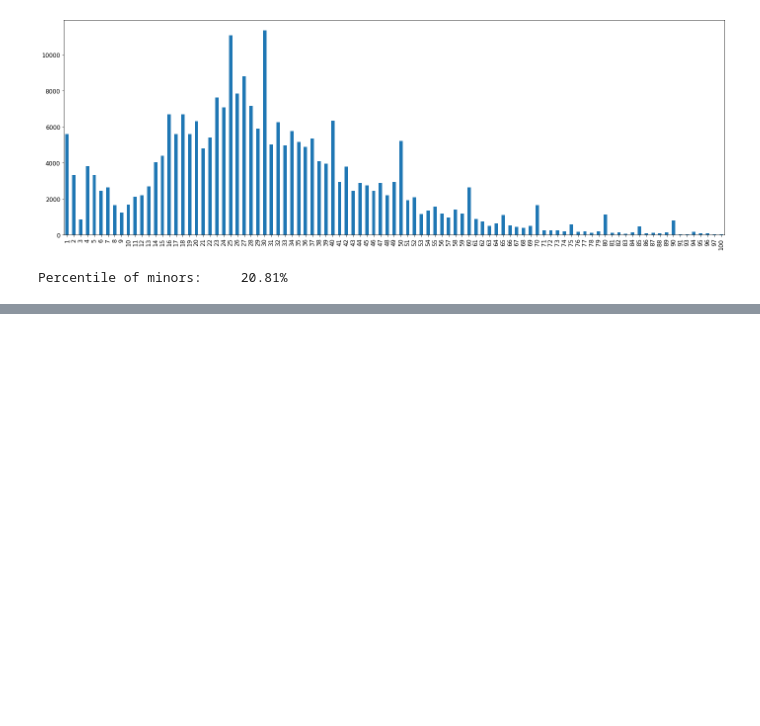
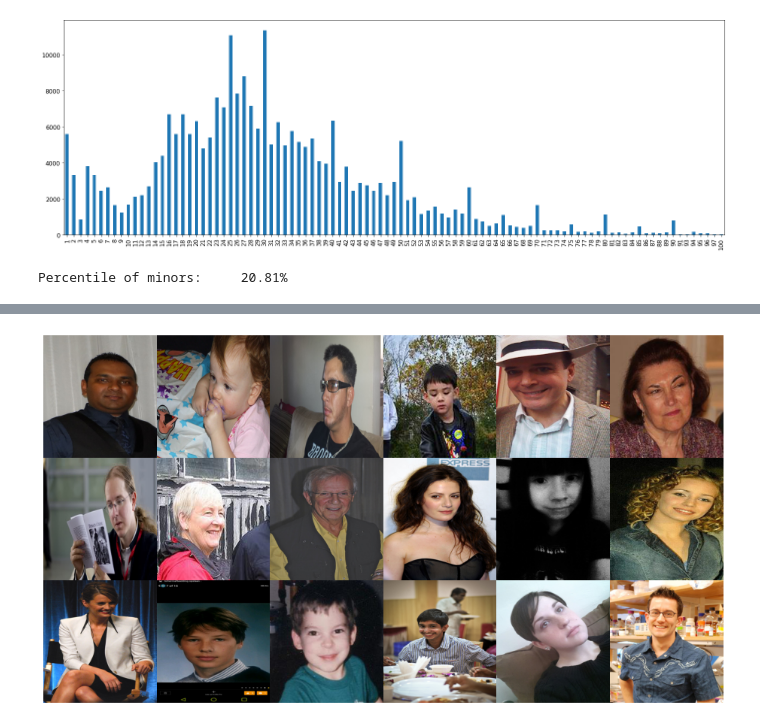
Before and after one commit to caiopetruccirosa/facial-age-estimation-dataset-analysis, a Jupyter notebook: analysis/CLAP16 analysis.ipynb, the cells around one changed output, grey strips where cells are left out. Drawn from its saved outputs; the diff is of its cells as text; code cells hidden in the pictures; blank space fills up the shorter version.

```diff
--- a/analysis/CLAP16 analysis.ipynb
+++ b/analysis/CLAP16 analysis.ipynb
@@ -35,3 +59,5 @@ minor_p = minor_cnt/total_cnt
 print(f'Percentile of minors: \t {minor_p * 100 : .2f}%')
 # %% [output]
 Percentile of minors:     20.81%
+# %%
+samples = df.sample(n=18)
@@ -37,0 +73,28 @@ Percentile of minors:     20.81%
+# %%
+def display_image_grid(df, n_rows, n_cols):
+    """
+    Displays a grid of images in a Jupyter Notebook using ImageGrid.
+
+    Parameters:
+    df (pd.DataFrame): DataFrame containing image paths.
+    n_cols (int): Number of columns in the grid.
+    """
+    fig = plt.figure(figsize=(n_cols * 3, n_rows * 3))
+    grid = ImageGrid(fig, 111,  # similar to subplot(111)
+                     nrows_ncols=(n_rows, n_cols),  # create grid of axes
+                     axes_pad=0.0,  # pad between axes in inches
+                     )
+
+    img_size=(300, 325)
+
+    for ax, image_path in zip(grid, df['file_name']):
+        image = Image.open(f'../datasets/clap16/appa-real-release/{image_path}')
+        image = image.resize(img_size, Image.ANTIALIAS)  # Resize image
+        ax.imshow(image)
+        ax.axis('off')  # Turn off axis
+
+    plt.show()
+# %%
+display_image_grid(samples, n_rows=3, n_cols=6)
+# %% [output]
+[figure, added]
```
Also changed, not shown: parts of 8 cells of this notebook.
